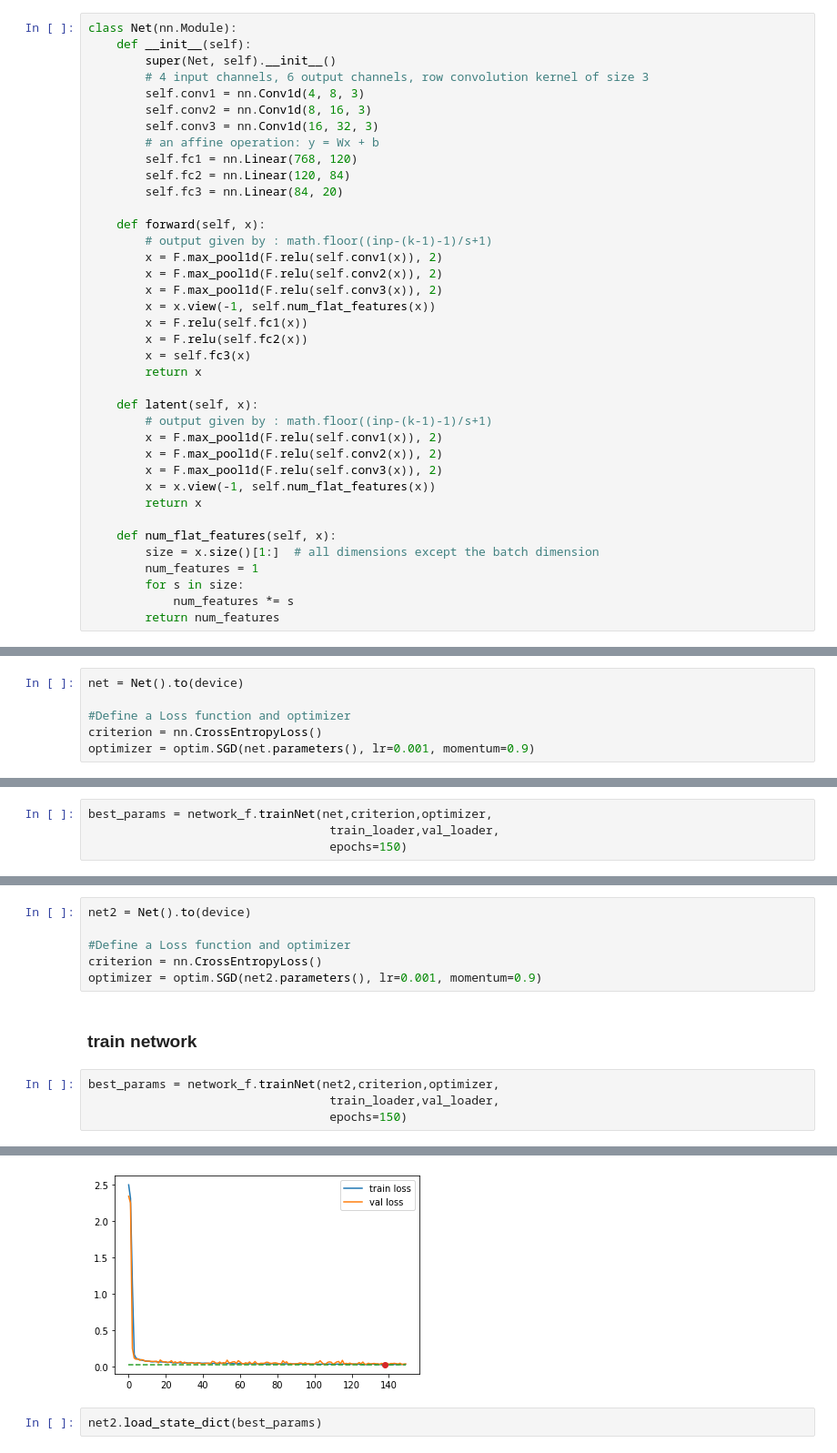
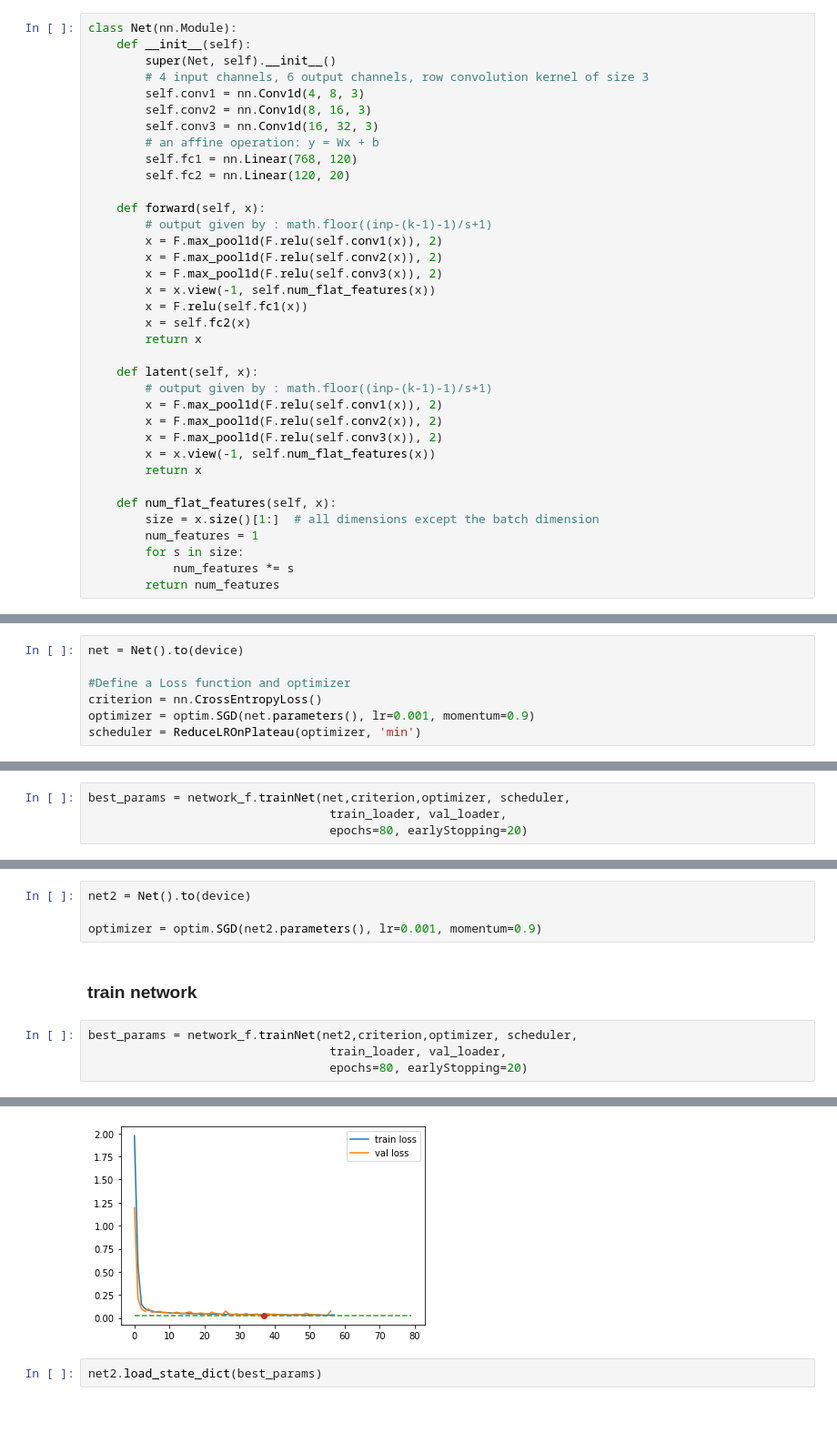
Before and after one commit to gourarushi/Character-Trajectory, a Jupyter notebook: project/CharacterTrajectories_Patches.ipynb, the cells around one changed output, grey strips where cells are left out. Shown at 91% size. Drawn from its saved outputs; the diff is of its cells as text; blank space fills up the shorter version.

```diff
--- a/project/CharacterTrajectories_Patches.ipynb
+++ b/project/CharacterTrajectories_Patches.ipynb
@@ -232,8 +233,7 @@ class Net(nn.Module):
         self.conv3 = nn.Conv1d(16, 32, 3)
         # an affine operation: y = Wx + b
         self.fc1 = nn.Linear(768, 120)
-        self.fc2 = nn.Linear(120, 84)
-        self.fc3 = nn.Linear(84, 20)
+        self.fc2 = nn.Linear(120, 20)
 
     def forward(self, x):
         # output given by : math.floor((inp-(k-1)-1)/s+1)
@@ -242,8 +242,7 @@ class Net(nn.Module):
         x = F.max_pool1d(F.relu(self.conv3(x)), 2)
         x = x.view(-1, self.num_flat_features(x))
         x = F.relu(self.fc1(x))
-        x = F.relu(self.fc2(x))
-        x = self.fc3(x)
+        x = self.fc2(x)
         return x
 
     def latent(self, x):
@@ -268,10 +267,11 @@ net = Net().to(device)
 #Define a Loss function and optimizer
 criterion = nn.CrossEntropyLoss()
 optimizer = optim.SGD(net.parameters(), lr=0.001, momentum=0.9)
+scheduler = ReduceLROnPlateau(optimizer, 'min')
 # %% [markdown]
 ### train network
 # %%
-best_params = network_f.trainNet(net,criterion,optimizer,
-                                  train_loader,val_loader,
-                                  epochs=150)
+best_params = network_f.trainNet(net,criterion,optimizer, scheduler,
+                                  train_loader, val_loader,
+                                  epochs=80, earlyStopping=20)
 # %% [output]
@@ -346,13 +342,11 @@ train_loader, val_loader, test_loader = data_f.createLoaders(patch_train_inputs,
 # %%
 net2 = Net().to(device)
 
-#Define a Loss function and optimizer
-criterion = nn.CrossEntropyLoss()
 optimizer = optim.SGD(net2.parameters(), lr=0.001, momentum=0.9)
 # %% [markdown]
 ### train network
 # %%
-best_params = network_f.trainNet(net2,criterion,optimizer,
-                                  train_loader,val_loader,
-                                  epochs=150)
+best_params = network_f.trainNet(net2,criterion,optimizer, scheduler,
+                                  train_loader, val_loader,
+                                  epochs=80, earlyStopping=20)
 # %% [output]
@@ -370,5 +360,5 @@ epoch: 150, train loss: 0.030, val loss: 0.036
 Finished Training
-[figure, old version]
+[figure, new version]
 # %%
 net2.load_state_dict(best_params)
 # %% [output]
```
Also changed, not shown: parts of 7 cells of this notebook.
